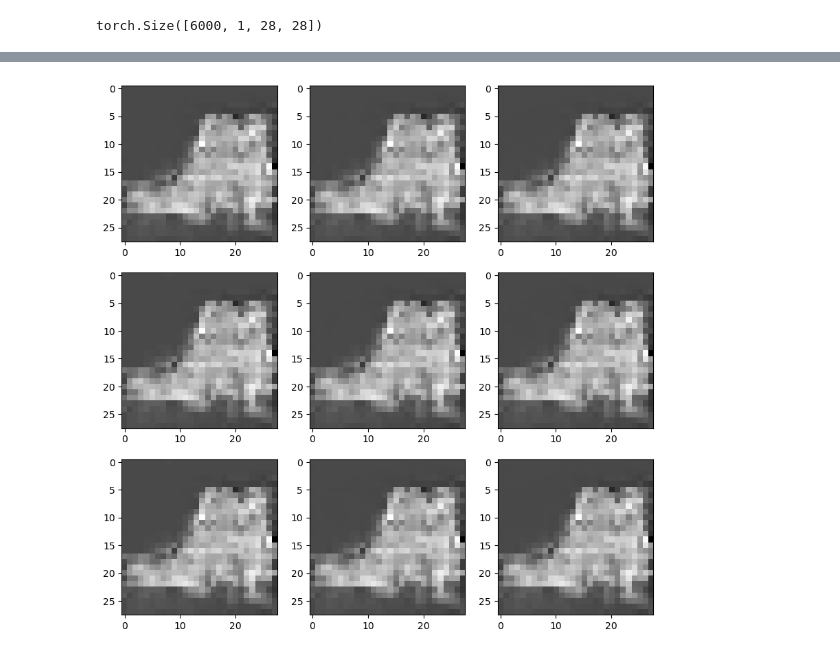
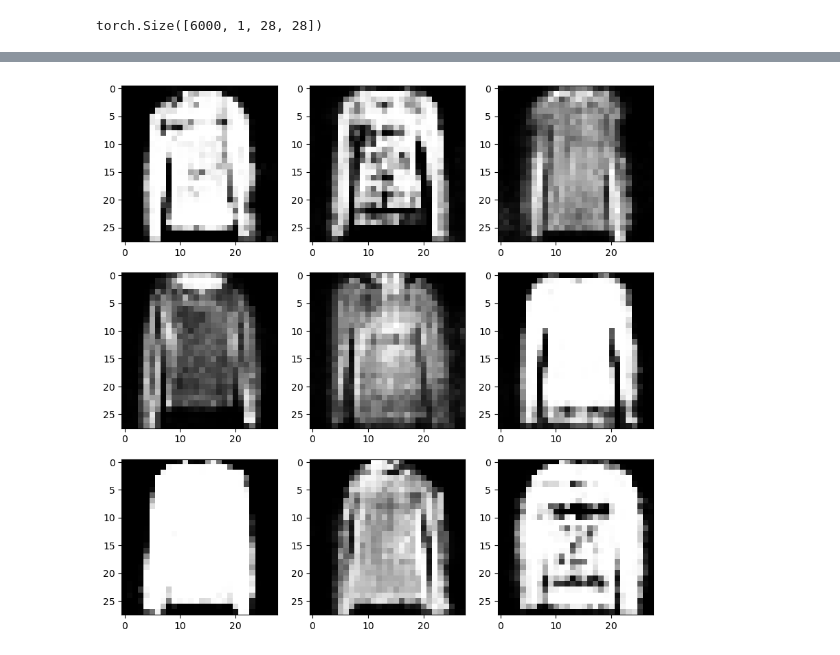
Before and after one commit to ethanh20009/ImageClassifier, a Jupyter notebook: encoderDecoder.ipynb, the cells around one changed output, grey strips where cells are left out. Saved outputs shown, nothing was run; the diff lists cells and outputs as text; code cells hidden in the pictures.

```diff
--- a/encoderDecoder.ipynb
+++ b/encoderDecoder.ipynb
@@ -19,7 +19,7 @@ testDataset = torchvision.datasets.FashionMNIST("fashionTrain", train=False, dow
 # %% [output]
 cuda
 # %%
-mapping = trainDataset.targets == 9
+mapping = trainDataset.targets == 2
 
 trousers = trainDataset.data[mapping]
 trousers = trousers.unsqueeze(1)
@@ -31,8 +31,8 @@ torch.Size([6000, 1, 28, 28])
 BATCH_SIZE = 1000
 EPOCHS = 50
 LEARNING_RATE = 0.00005
-alphaG = 0.005
-alphaD = 0.00002
+alphaG = 0.00005
+alphaD = 0.00005
 
 dataloader = DataLoader(trousers, batch_size=BATCH_SIZE, shuffle=True)
 # %%
@@ -98,5 +115,5 @@ class Generator(torch.nn.Module):
 # %%
-loss_discriminator = torch.nn.CrossEntropyLoss()
+loss_discriminator = torch.nn.BCELoss()
 
 discriminator = Discriminator().to(device)
 generator = Generator().to(device)
@@ -122,15 +139,14 @@ for epoch in range(EPOCHS):
             optimizer_discriminator.zero_grad()
             realImage = realImage.to(device)
 
-            realLabel = torch.eye(2)[0].repeat(BATCH_SIZE, 1).to(device)
-            fakeLabel = torch.eye(2)[1].repeat(BATCH_SIZE, 1).to(device)
+            realLabel = torch.ones(BATCH_SIZE, 1).float().to(device)
+            fakeLabel = torch.zeros(BATCH_SIZE, 1).float().to(device)
 
-            noise = torch.randn(BATCH_SIZE, 10).to(device)
+            noise = torch.randn(BATCH_SIZE, 100).to(device)
             fakeImage = generator(noise)
 
             pred_real = discriminator(realImage)
             pred_fake = discriminator(fakeImage)
-
             loss_real = loss_discriminator(pred_real, realLabel)
             loss_fake = loss_discriminator(pred_fake, fakeLabel)
             loss = loss_real + loss_fake
@@ -138,6 +154,7 @@ for epoch in range(EPOCHS):
             optimizer_discriminator.step()
             lossOfDiscriminator += loss.item()
             avgLoss += loss.item()
+        #print("Loss of discriminator: ", avgLoss/len(dataloader))
         if avgLoss/len(dataloader) < 0.1:
             break
 
@@ -151,24 +168,21 @@ for epoch in range(EPOCHS):
             optimizer_generator.zero_grad()
             realImage = realImage.to(device)
 
-            faketargets = torch.eye(2)[0].repeat(BATCH_SIZE, 1).to(device)
-            realtargets = torch.eye(2)[1].repeat(BATCH_SIZE, 1).to(device)
+            faketargets = torch.ones(BATCH_SIZE, 1).float().to(device)
 
-            noise = torch.randn(BATCH_SIZE, 10).to(device)
+            noise = torch.randn(BATCH_SIZE, 100).to(device)
             fakeImage = generator(noise)
 
             pred_fake = discriminator(fakeImage)
-            pred_real = discriminator(realImage)
 
             fake_loss = loss_discriminator(pred_fake, faketargets)
-
             loss = fake_loss
             loss.backward()
             optimizer_generator.step()
             lossOfGenerator += loss.item()
             avgLoss += loss.item()
         #print("Loss of generator: ", avgLoss/len(dataloader))
-        if avgLoss/len(dataloader) < 0.01:
+        if avgLoss/len(dataloader) < 0.1:
             break
 
         # if i % 5 == 0:
@@ -178,7 +192,7 @@ for epoch in range(EPOCHS):
     print("Loss of generator: ", lossOfGenerator/len(dataloader))
 
 
-    noise = torch.randn(1, 10).to(device)
+    noise = torch.randn(1, 100).to(device)
     fakeImage = generator(noise)
 
     y_pred = discriminator(fakeImage)
@@ -238,15 +261,15 @@ if saving:
 # %%
 #Show grid of generated images
 
-noise = torch.randn(9, 10).to(device)
+noise = torch.randn(9, 100).to(device)
 fakeImage = generator(noise)
 
 fakeImage = fakeImage.reshape(9, 28, 28)
 fakeImage = fakeImage.detach().cpu().numpy()
 
 fig, ax = plt.subplots(3, 3, figsize=(10, 10))
 for i in range(3):
     for j in range(3):
         ax[i, j].imshow(fakeImage[i*3+j], cmap='gray')
 # %% [output]
-[figure, old version]
+[figure, new version]
```
Also changed, not shown: parts of 5 cells of this notebook.
